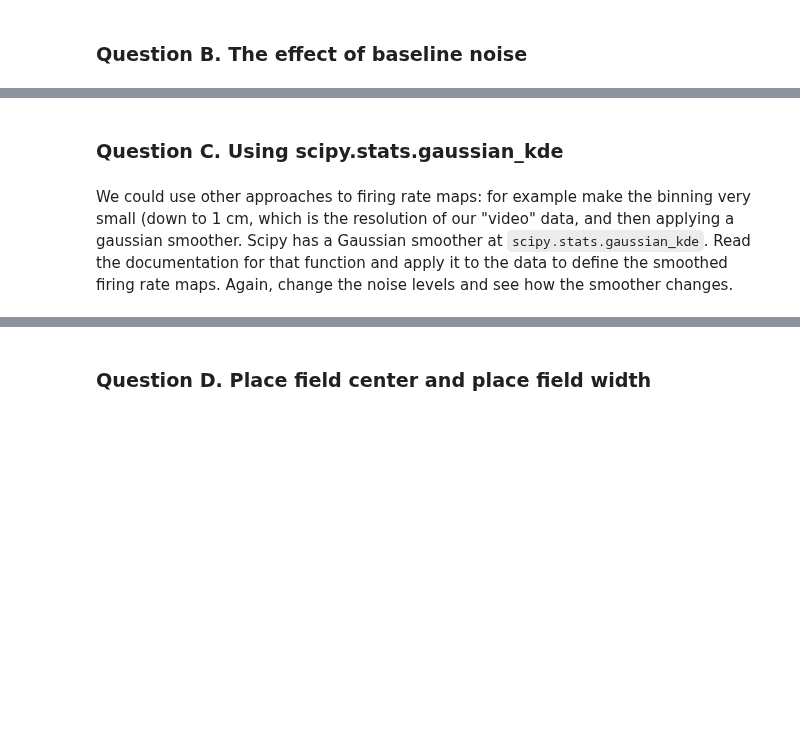
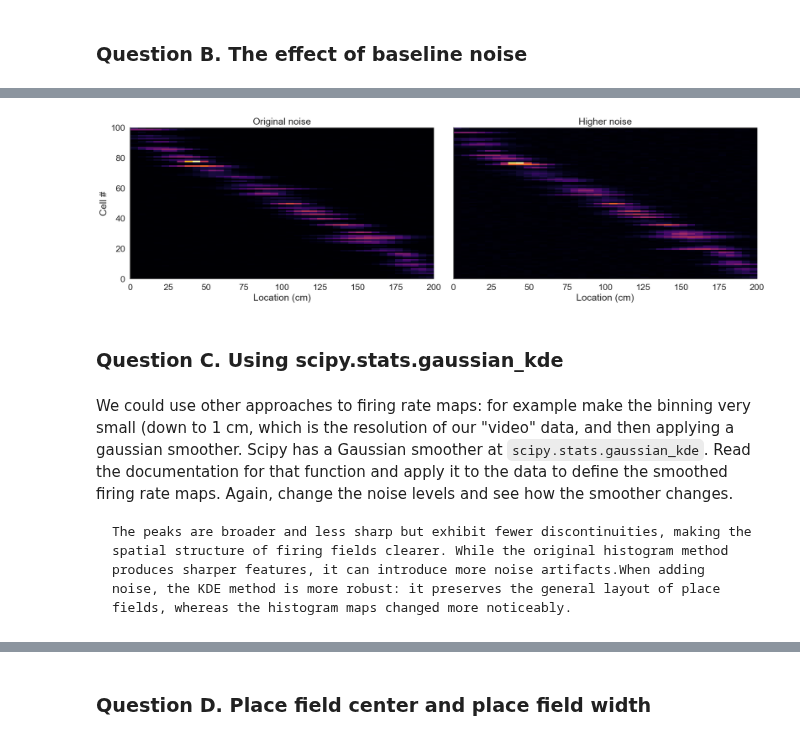
Before and after one commit to EvaMare/Neuro_Analysis, a Jupyter notebook: 2-single-cell-analysis-master/01-tuning-curves/Module_2a_exercises.ipynb, the cells around one changed output, grey strips where cells are left out. Saved outputs shown, nothing was run; the diff lists cells and outputs as text; code cells hidden in the pictures; blank space fills up the shorter version.

```diff
--- a/2-single-cell-analysis-master/01-tuning-curves/Module_2a_exercises.ipynb
+++ b/2-single-cell-analysis-master/01-tuning-curves/Module_2a_exercises.ipynb
@@ -197,6 +214,45 @@ In the spike train simulations, we add some "baseline" noise, not place-related
+# %%
+spike_positions = [np.interp(s, t, x) for s in spikes]
+# %%
+space_bins = np.arange(0., 200., 5.)
+
+# we compute histograms for eaxh cell
+spikes_hist= [np.histogram(s, space_bins)[0] for s in spike_positions]
+
+# put them together into a matrix of floating point numbers (for plotting)
+spikes_hist = np.vstack(spikes_hist).astype(np.float64)
+
+# we also need an "occupancy histogram" in order to normalize the firing rates maps
+occupancy = np.histogram(x, space_bins)[0] /  fps
+
+firing_rate_maps_noise = spikes_hist / occupancy
+# %%
+fig, axes = plt.subplots(1, 2, figsize=(18, 5), sharey=True)
+
+#plot 1: original
+peak_locations = firing_rate_maps.argmax(axis=1)
+ix = np.argsort(peak_locations)
+im0 = axes[0].imshow(firing_rate_maps[ix, :], cmap='inferno', extent=[0, 200, 0, n_cells])
+axes[0].set_title('Original noise')
+axes[0].set_xlabel('Location (cm)')
+axes[0].set_ylabel('Cell #')
+
+#plot 2: higher noise
+peak_locations = firing_rate_maps_noise.argmax(axis=1)
+ix = np.argsort(peak_locations)
+im1 = axes[1].imshow(firing_rate_maps_noise[ix, :], cmap='inferno', extent=[0, 200, 0, n_cells])
+axes[1].set_title('Higher noise')
+axes[1].set_xlabel('Location (cm)')
+
+plt.tight_layout()
+plt.show()
+# %% [output]
+[figure, added]
 # %% [markdown]
 ### Question C. Using scipy.stats.gaussian_kde
 # %% [markdown]
 We could use other approaches to firing rate maps: for example make the binning very small (down to 1 cm, which is the resolution of our "video" data, and then applying a gaussian smoother. Scipy has a Gaussian smoother at `scipy.stats.gaussian_kde`. Read the documentation for that function and apply it to the data to define the smoothed firing rate maps. Again, change the noise levels and see how the smoother changes.
+
+    The peaks are broader and less sharp but exhibit fewer discontinuities, making the spatial structure of firing fields clearer. While the original histogram method produces sharper features, it can introduce more noise artifacts.When adding noise, the KDE method is more robust: it preserves the general layout of place fields, whereas the histogram maps changed more noticeably.
 # %%
 from scipy.stats import gaussian_kde
```
Also changed, not shown: parts of 12 cells of this notebook.
